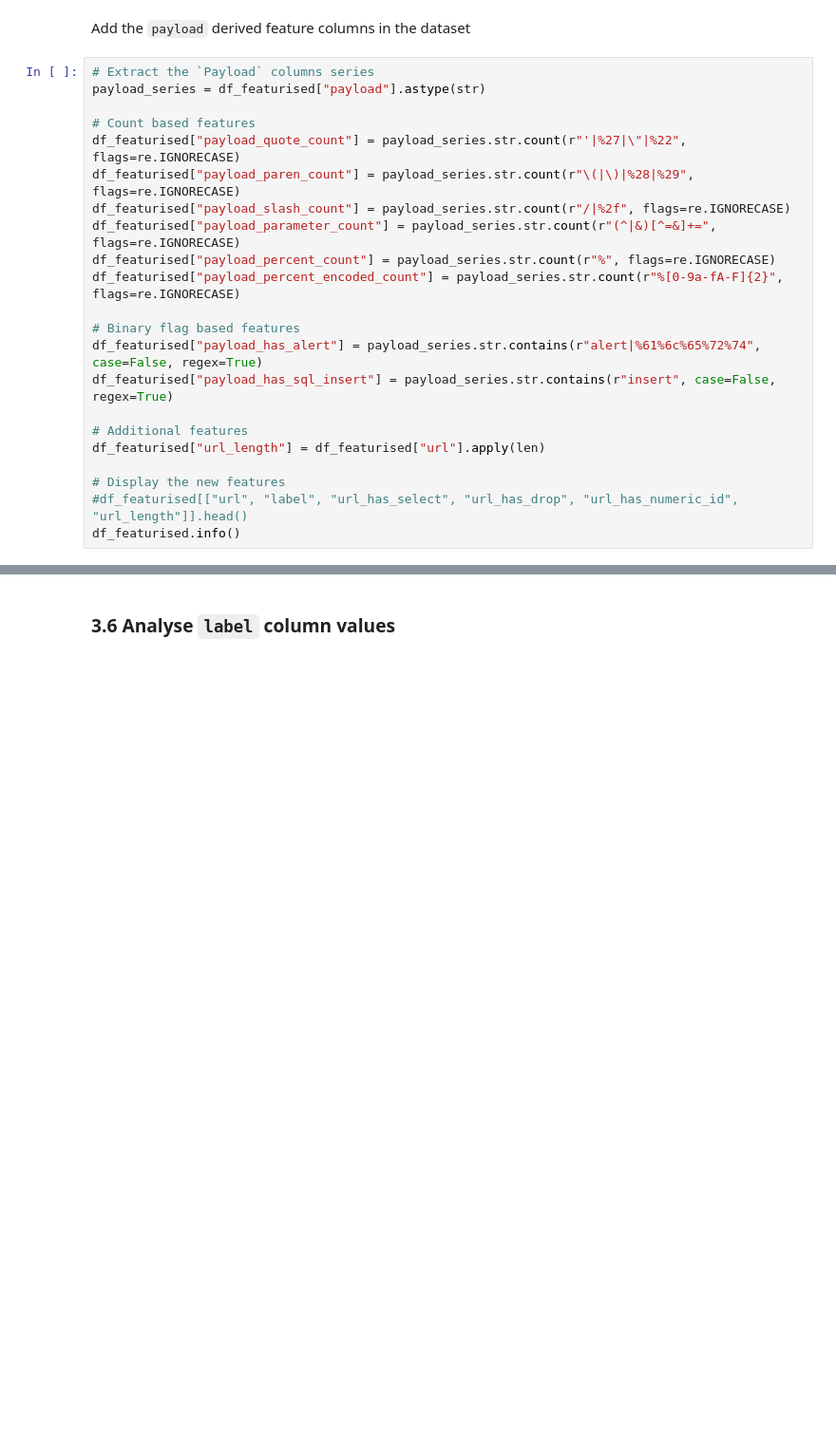
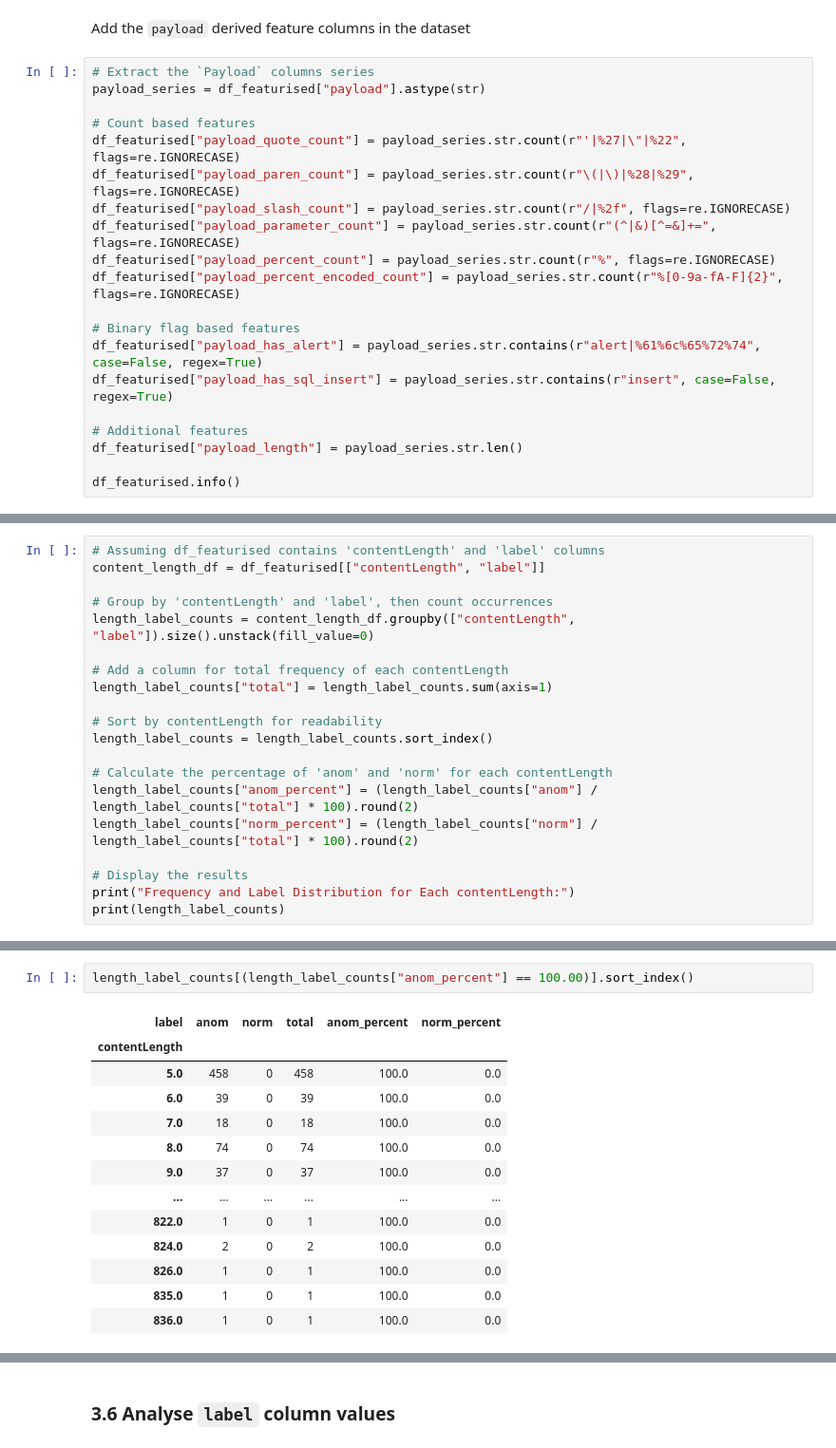
Before and after one commit to arkb2023/mlhttp, a Jupyter notebook: notebooks/featurize.ipynb, the cells around one changed output, grey strips where cells are left out. Shown at 95% size. Cells and saved outputs as stored; diff of their text form; blank space fills up the shorter version.

Commit message:
contentLenght analysis - tried various options to disect and find patterns, nothing conclusive

```diff
--- a/notebooks/featurize.ipynb
+++ b/notebooks/featurize.ipynb
@@ -747,10 +745,8 @@ df_featurised["payload_has_alert"] = payload_series.str.contains(r"alert|%61%6c%
 df_featurised["payload_has_sql_insert"] = payload_series.str.contains(r"insert", case=False, regex=True)
 
 # Additional features
-df_featurised["url_length"] = df_featurised["url"].apply(len)
+df_featurised["payload_length"] = payload_series.str.len()
 
-# Display the new features
-#df_featurised[["url", "label", "url_has_select", "url_has_drop", "url_has_numeric_id", "url_length"]].head()
 df_featurised.info()
 # %% [output]
 <class 'pandas.core.frame.DataFrame'>
@@ -782,0 +890,20 @@ df_featurised.head(5)
+# %%
+# Assuming df_featurised contains 'contentLength' and 'label' columns
+content_length_df = df_featurised[["contentLength", "label"]]
+
+# Group by 'contentLength' and 'label', then count occurrences
+length_label_counts = content_length_df.groupby(["contentLength", "label"]).size().unstack(fill_value=0)
+
+# Add a column for total frequency of each contentLength
+length_label_counts["total"] = length_label_counts.sum(axis=1)
+
+# Sort by contentLength for readability
+length_label_counts = length_label_counts.sort_index()
+
+# Calculate the percentage of 'anom' and 'norm' for each contentLength
+length_label_counts["anom_percent"] = (length_label_counts["anom"] / length_label_counts["total"] * 100).round(2)
+length_label_counts["norm_percent"] = (length_label_counts["norm"] / length_label_counts["total"] * 100).round(2)
+
+# Display the results
+print("Frequency and Label Distribution for Each contentLength:")
+print(length_label_counts)
@@ -782,0 +927,16 @@ df_featurised.head(5)
+# %%
+length_label_counts[(length_label_counts["anom_percent"] == 100.00)].sort_index()
+# %% [output]
+| label | anom | norm | total | anom_percent | norm_percent |
+| contentLength |  |  |  |  |  |
+| 5.0 | 458 | 0 | 458 | 100.0 | 0.0 |
+| 6.0 | 39 | 0 | 39 | 100.0 | 0.0 |
+| 7.0 | 18 | 0 | 18 | 100.0 | 0.0 |
+| 8.0 | 74 | 0 | 74 | 100.0 | 0.0 |
+| 9.0 | 37 | 0 | 37 | 100.0 | 0.0 |
+| ... | ... | ... | ... | ... | ... |
+| 822.0 | 1 | 0 | 1 | 100.0 | 0.0 |
+| 824.0 | 2 | 0 | 2 | 100.0 | 0.0 |
+| 826.0 | 1 | 0 | 1 | 100.0 | 0.0 |
+| 835.0 | 1 | 0 | 1 | 100.0 | 0.0 |
+| 836.0 | 1 | 0 | 1 | 100.0 | 0.0 |
```
Also changed, not shown: parts of 16 cells of this notebook.
